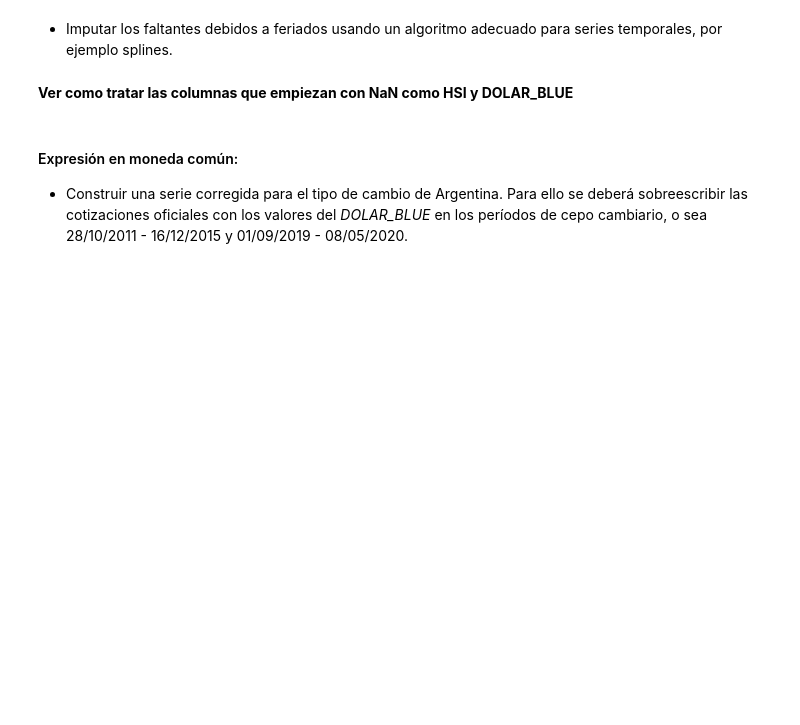
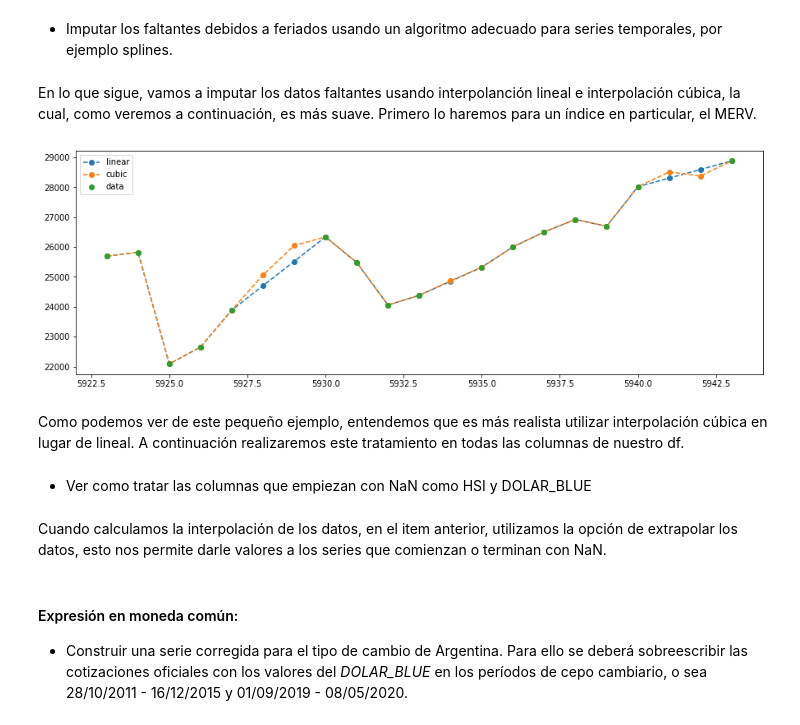
Before and after one commit to Martin317/mentoria-prediccion-indices-financieros, a Jupyter notebook: TP2AnalisisYCuracion/TP2AnalisisYCuracion.ipynb, the cells around one changed output. Saved outputs shown, nothing was run; the diff lists cells and outputs as text; code cells hidden in the pictures; blank space fills up the shorter version.

```diff
--- a/TP2AnalisisYCuracion/TP2AnalisisYCuracion.ipynb
+++ b/TP2AnalisisYCuracion/TP2AnalisisYCuracion.ipynb
@@ -78,5 +83,35 @@ Se proponen las siguientes actividades orientadoras, sin perjuicio de que se pue
 df = df[df.index.dayofweek < 5]
 # %% [markdown]
 - Imputar los faltantes debidos a feriados usando un algoritmo adecuado para series temporales, por ejemplo splines.
-# %%
-df = df.interpolate()
+# %% [markdown]
+En lo que sigue, vamos a imputar los datos faltantes usando interpolanción lineal  e interpolación cúbica, la cual, como veremos a continuación, es más suave. Primero lo haremos para un índice en particular, el MERV.
+# %%
+df_merv = df[['MERV']]
+df_merv['new_index'] = np.array(range(len(df_merv)))
+# %%
+df_merv_dropna=df_merv.dropna()
+# %%
+y = np.array(df_merv.MERV)
+x = np.array(df_merv.new_index)
+
+y_dropna = np.array(df_merv_dropna.MERV)
+x_dropna = np.array(df_merv_dropna.new_index)
+# %%
+f_lineal = interp1d(x_dropna, y_dropna)
+f_cubic = interp1d(x_dropna, y_dropna, kind='cubic')
+
+y_lineal = f_lineal(x)
+y_cubic = f_cubic(x)
+
+x, y, y_lineal, y_cubic = x[-40:-19],y[-40:-19],y_lineal[-40:-19],y_cubic[-40:-19]
+
+plt.plot(x,y_lineal, marker='o', ls = '--')
+plt.plot(x,y_cubic, marker='o', ls = '--')
+plt.plot(x,y, 'o')
+
+plt.legend(['linear', 'cubic','data'], loc='best')
+plt.show()
+# %% [output]
+[figure, added]
+# %% [markdown]
+Como podemos ver de este pequeño ejemplo, entendemos que es más realista utilizar interpolación cúbica en lugar de lineal. A continuación realizaremos este tratamiento en todas las columnas de nuestro df.
@@ -83,5 +144,7 @@ df = df.interpolate()
 # %% [markdown]
-**Ver como tratar las columnas que empiezan con NaN como HSI y DOLAR_BLUE**
+- Ver como tratar las columnas que empiezan con NaN como HSI y DOLAR_BLUE
+# %% [markdown]
+Cuando calculamos la interpolación de los datos, en el item anterior, utilizamos la opción de extrapolar los datos, esto nos permite darle valores a los series que comienzan o terminan con NaN.
 # %% [markdown]
 #### Expresión en moneda común:
 
```
Also changed, not shown: parts of 4 cells of this notebook.
